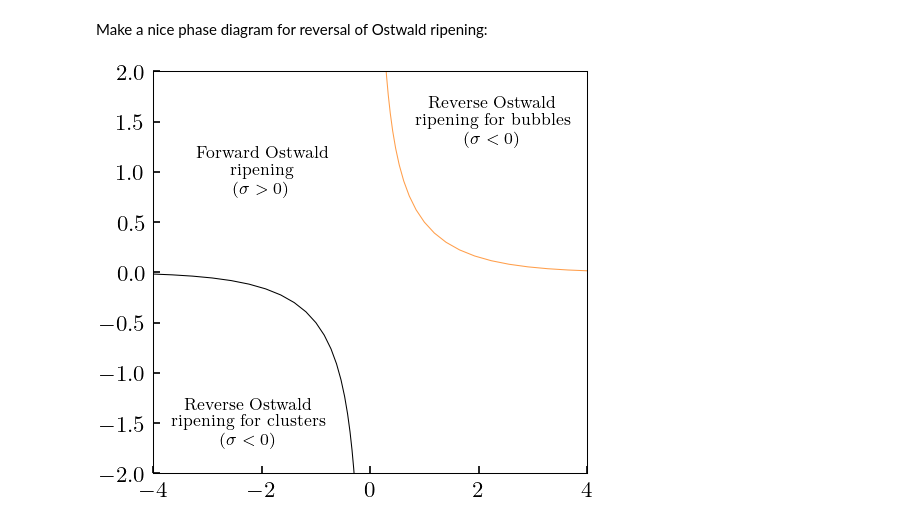
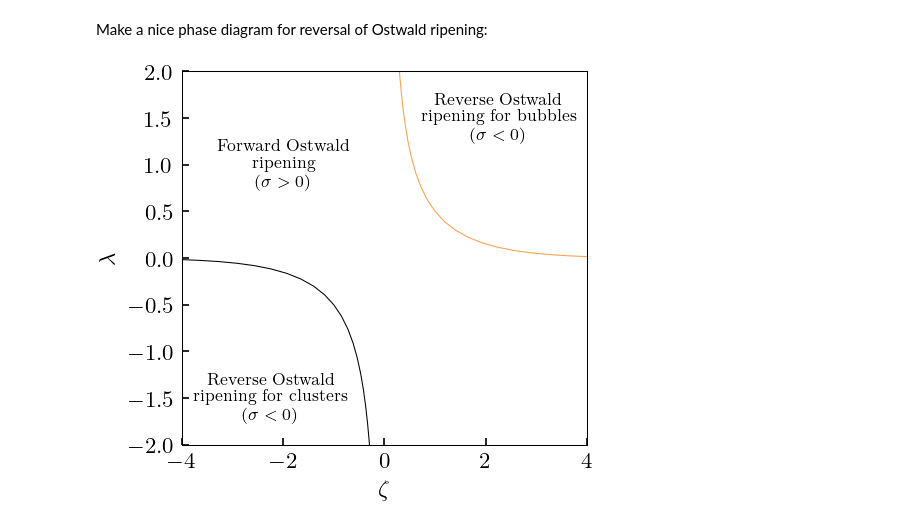
Before and after one commit to tranqui/active-model-bplus, a Jupyter notebook: examples/literature-compare.ipynb, the cells around one changed output. Saved outputs shown, nothing was run; the diff lists cells and outputs as text; code cells hidden in the pictures.

Commit message:
Axis labels for phase diagram.

```diff
--- a/examples/literature-compare.ipynb
+++ b/examples/literature-compare.ipynb
@@ -396,15 +396,18 @@ Make a nice phase diagram for reversal of Ostwald ripening:
 # %%
 
 plt.plot(z2, l2, '-', lw=0.5)
 plt.plot(-z2, -l2, '-', lw=0.5)
 plt.xlim([-4, 4])
 plt.ylim([-2, 2])
 
 fontsize = 8
 plt.text(-2,  1, 'Forward Ostwald\nripening\n($\sigma > 0$)', fontsize=fontsize, ha='center', va='center')
 plt.text( 2.25,  1.5, 'Reverse Ostwald\nripening for bubbles\n($\sigma < 0$)', fontsize=fontsize, ha='center', va='center')
 plt.text(-2.25, -1.5, 'Reverse Ostwald\nripening for clusters\n($\sigma < 0$)', fontsize=fontsize, ha='center', va='center')
 
+plt.xlabel(r'$\zeta$')
+plt.ylabel(r'$\lambda$')
+
 plt.show()
 # %% [output]
-[figure, old version]
+[figure, new version]
```
